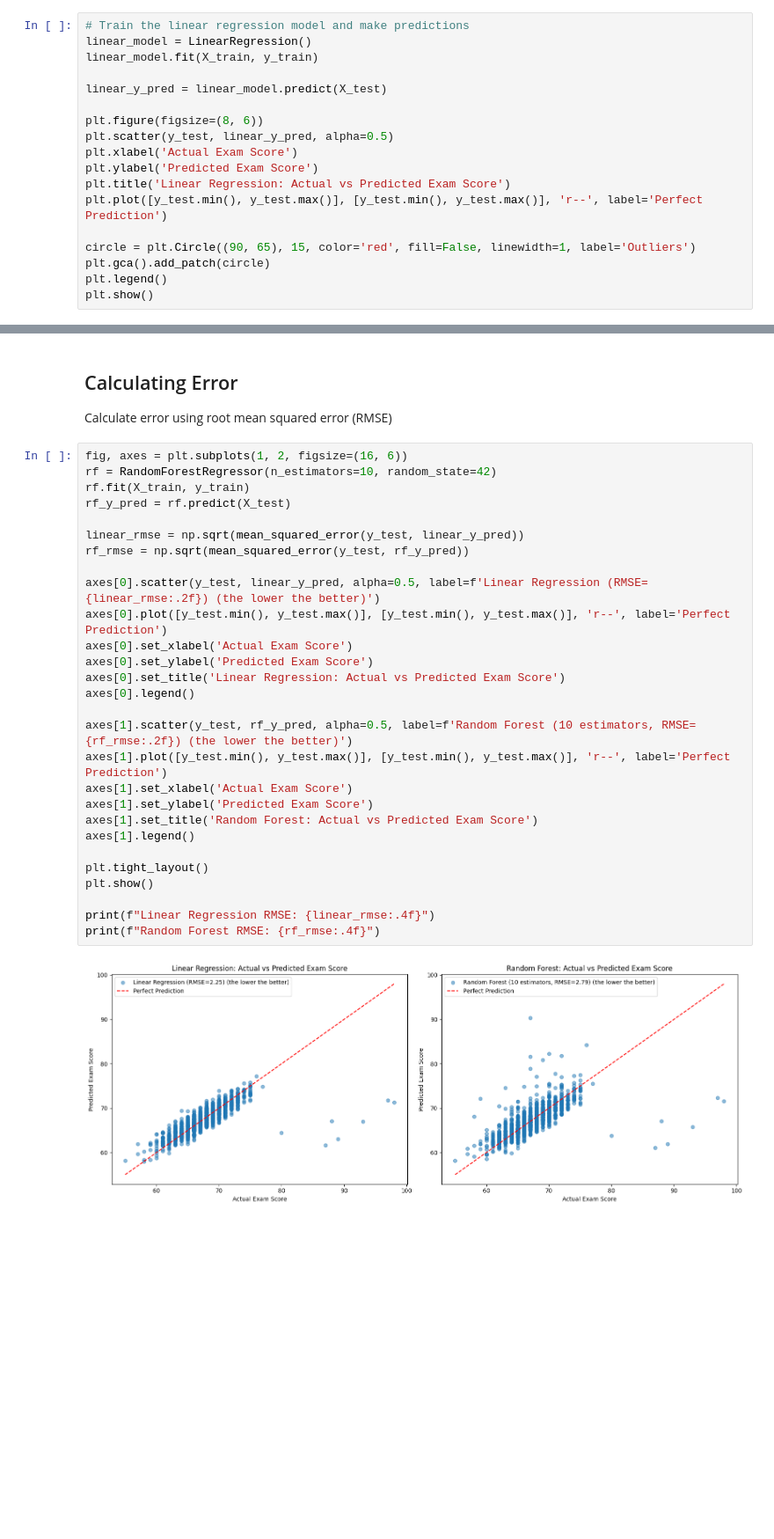
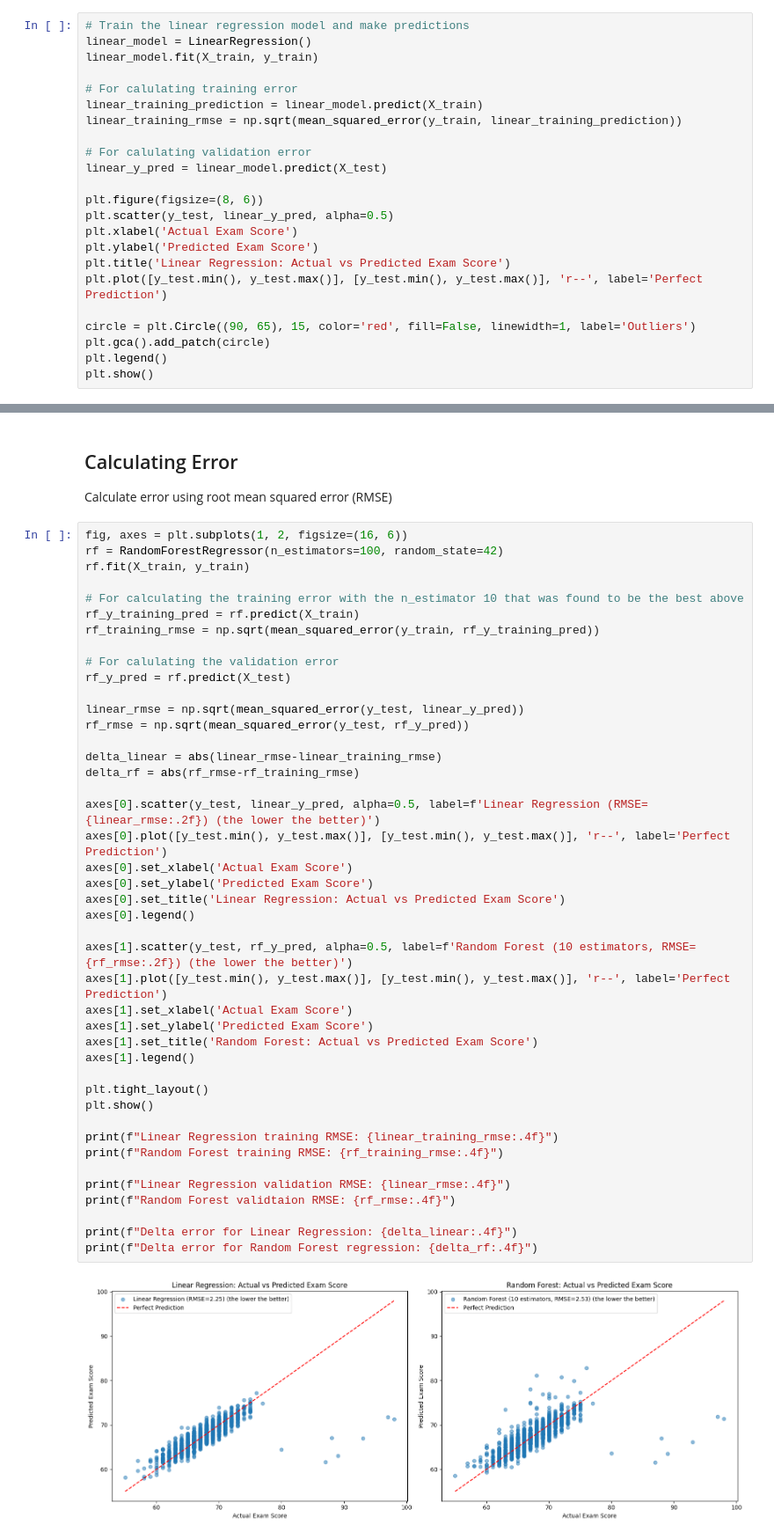
Before and after one commit to lauri-lyytikainen/ml_2025, a Jupyter notebook: main.ipynb, the cells around one changed output, grey strips where cells are left out. Shown: that part at 88% size. Saved outputs shown, nothing was run; the diff lists cells and outputs as text; blank space fills up the shorter version.

```diff
--- a/main.ipynb
+++ b/main.ipynb
@@ -62,6 +62,11 @@ X_train, X_test, y_train, y_test = train_test_split(X, y, test_size=0.2, random_
 linear_model = LinearRegression()
 linear_model.fit(X_train, y_train)
 
+# For calulating training error
+linear_training_prediction = linear_model.predict(X_train)
+linear_training_rmse = np.sqrt(mean_squared_error(y_train, linear_training_prediction))
+
+# For calulating validation error
 linear_y_pred = linear_model.predict(X_test)
 
 plt.figure(figsize=(8, 6))
@@ -106,31 +140,46 @@ Visual analysis of the Random Forest Regressor results indicates that increasing
 Calculate error using root mean squared error (RMSE)
 # %%
 fig, axes = plt.subplots(1, 2, figsize=(16, 6))
-rf = RandomForestRegressor(n_estimators=10, random_state=42)
+rf = RandomForestRegressor(n_estimators=100, random_state=42)
 rf.fit(X_train, y_train)
+
+# For calculating the training error with the n_estimator 10 that was found to be the best above
+rf_y_training_pred = rf.predict(X_train)
+rf_training_rmse = np.sqrt(mean_squared_error(y_train, rf_y_training_pred))
+
+# For calulating the validation error
 rf_y_pred = rf.predict(X_test)
 
 linear_rmse = np.sqrt(mean_squared_error(y_test, linear_y_pred))
 rf_rmse = np.sqrt(mean_squared_error(y_test, rf_y_pred))
+
+delta_linear = abs(linear_rmse-linear_training_rmse)
+delta_rf = abs(rf_rmse-rf_training_rmse)
 
 axes[0].scatter(y_test, linear_y_pred, alpha=0.5, label=f'Linear Regression (RMSE={linear_rmse:.2f}) (the lower the better)')
 axes[0].plot([y_test.min(), y_test.max()], [y_test.min(), y_test.max()], 'r--', label='Perfect Prediction')
 axes[0].set_xlabel('Actual Exam Score')
 axes[0].set_ylabel('Predicted Exam Score')
 axes[0].set_title('Linear Regression: Actual vs Predicted Exam Score')
 axes[0].legend()
 
 axes[1].scatter(y_test, rf_y_pred, alpha=0.5, label=f'Random Forest (10 estimators, RMSE={rf_rmse:.2f}) (the lower the better)')
 axes[1].plot([y_test.min(), y_test.max()], [y_test.min(), y_test.max()], 'r--', label='Perfect Prediction')
 axes[1].set_xlabel('Actual Exam Score')
 axes[1].set_ylabel('Predicted Exam Score')
 axes[1].set_title('Random Forest: Actual vs Predicted Exam Score')
 axes[1].legend()
 
 plt.tight_layout()
 plt.show()
 
-print(f"Linear Regression RMSE: {linear_rmse:.4f}")
-print(f"Random Forest RMSE: {rf_rmse:.4f}")
+print(f"Linear Regression training RMSE: {linear_training_rmse:.4f}")
+print(f"Random Forest training RMSE: {rf_training_rmse:.4f}")
+
+print(f"Linear Regression validation RMSE: {linear_rmse:.4f}")
+print(f"Random Forest validtaion RMSE: {rf_rmse:.4f}")
+
+print(f"Delta error for Linear Regression: {delta_linear:.4f}")
+print(f"Delta error for Random Forest regression: {delta_rf:.4f}")
 # %% [output]
-[figure, old version]
+[figure, new version]
```
Also changed, not shown: parts of 4 cells of this notebook.
